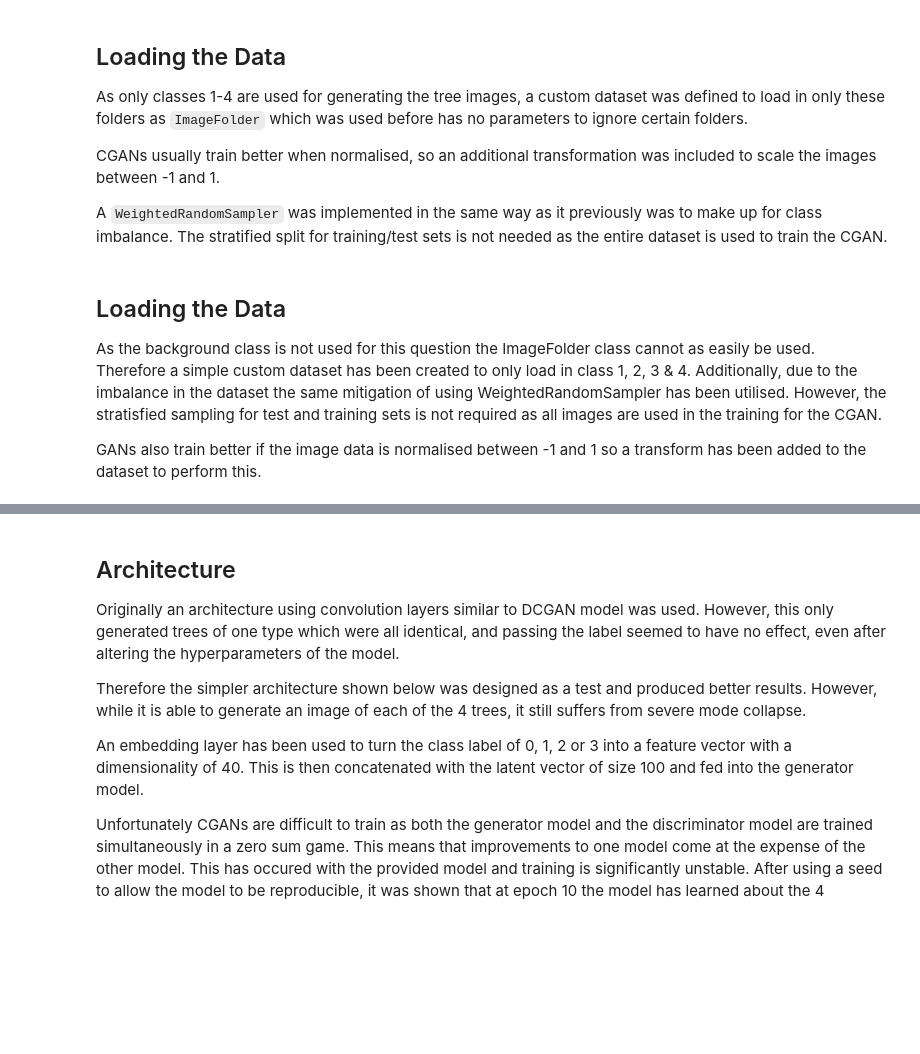
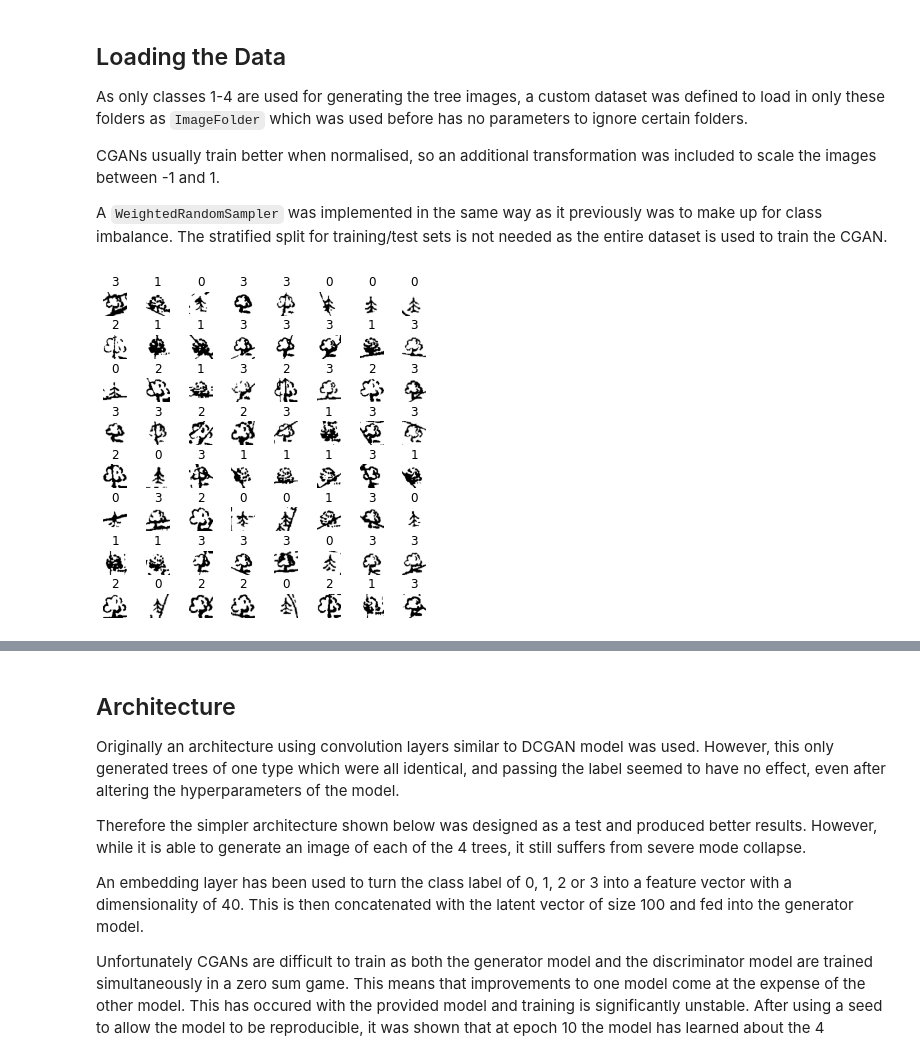
Before and after one commit to LucyIvatt/probabilistic-and-deep-learning, a Jupyter notebook: int3.ipynb, the cells around one changed output, grey strips where cells are left out. Drawn from its saved outputs; the diff is of its cells as text; code cells hidden in the pictures; blank space fills up the shorter version.

```diff
--- a/int3.ipynb
+++ b/int3.ipynb
@@ -612,8 +758,6 @@ for e in range(epochs):
         train_loss.backward() # learns by backprop
         optimizer.step() # optimises weights
 
-        total += float(labels.size(0))
-
     model.eval()
 
     total = 0
@@ -669,19 +827,33 @@ plt.show()
 ## Classify Symbols Script
 Includes example code on inputting some images from the dataset and running them through the classify script to check everything is working as expected.
 # %%
-import classify_symbols
+import importlib.util
+import sys
+
+if LOCAL:
+  import classify_symbols
+else:
+  spec = importlib.util.spec_from_file_location("classify_symbols", ROOT + "classify_symbols.py")
+  mod = importlib.util.module_from_spec(spec)
+  sys.modules["module.name"] = mod
+  spec.loader.exec_module(mod)
+
+
 
 image_tensors = []
 transform = transforms.Compose(
     [transforms.Grayscale(num_output_channels=1), transforms.ToTensor()])
 
 for i in [0, 1, 2, 3, 4]:
-    img = Image.open("images/class_" + str(i) + "/0000.tif")
+    img = Image.open(ROOT + "images/class_" + str(i) + "/0000.tif")
     img = transform(img)
     img = torch.unsqueeze(img, 0)
     image_tensors.append(img)
 
 images = torch.cat(image_tensors)
 
-output = classify_symbols.classify(images)
+if LOCAL:
+  output = classify_symbols.classify(images, "weights.pkl")
+else:
+  output = mod.classify(images, ROOT + "weights.pkl")
 print(output)
@@ -720,11 +894,6 @@ As only classes 1-4 are used for generating the tree images, a custom dataset wa
 CGANs usually train better when normalised, so an additional transformation was included to scale the images between -1 and 1.
 
 A `WeightedRandomSampler` was implemented in the same way as it previously was to make up for class imbalance. The stratified split for training/test sets is not needed as the entire dataset is used to train the CGAN.
-# %% [markdown]
-## Loading the Data
-As the background class is not used for this question the ImageFolder class cannot as easily be used. Therefore a simple custom dataset has been created to only load in class 1, 2, 3 & 4. Additionally, due to the imbalance in the dataset the same mitigation of using WeightedRandomSampler has been utilised. However, the stratisfied sampling for test and training sets is not required as all images are used in the training for the CGAN.
-
-GANs also train better if the image data is normalised between -1 and 1 so a transform has been added to the dataset to perform this.
 # %%
 class CGANImageDataset(Dataset):
     '''Simple custom dataset to load in the 4 tree classes without the background class.'''
@@ -747,34 +916,36 @@ class CGANImageDataset(Dataset):
         label = self.labels[idx]
         image = Image.open(self.root + "/class_" + str(label+1) + "/" + self.all_images[idx])
 
         if self.transform:
             image = self.transform(image)
 
         return image, label
 
-CGAN_data = CGANImageDataset('images', ["class_1", "class_2", "class_3", "class_4"], transforms.Compose([transforms.Grayscale(num_output_channels=1), transforms.ToTensor(),
+CGAN_data = CGANImageDataset(ROOT + 'images', ["class_1", "class_2", "class_3", "class_4"], transforms.Compose([transforms.Grayscale(num_output_channels=1), transforms.ToTensor(),
                                                                                 transforms.Normalize(0.5,0.5)]))
 
 cgan_y_train = CGAN_data.labels
 num_class_gan_train = Counter(cgan_y_train)
 cgan_class_sample_count = np.array([v for _, v in sorted(num_class_gan_train.items())])
 cgan_weight = 1. / torch.tensor(cgan_class_sample_count).float()
 cgan_samples_weight = np.array([cgan_weight[t] for t in cgan_y_train])
 cgan_samples_weight = torch.from_numpy(cgan_samples_weight)
 sampler = torch.utils.data.WeightedRandomSampler(cgan_samples_weight, len(cgan_samples_weight))
 CGAN_dataloader=torch.utils.data.DataLoader(CGAN_data, batch_size=BATCH_SIZE, sampler = sampler, drop_last=True)
 
 # Prints and example of a batch
 images, labels = next(iter(CGAN_dataloader))
 figure = plt.figure(figsize=(6, 6))
 plt.subplots_adjust(left=None, bottom=None, right=None, top=None, wspace=0.2, hspace=0.8)
 cols, rows = 8, 8
 for i in range(cols * rows):
     figure.add_subplot(rows, cols, i+1)
     plt.title(labels[i].item())
     plt.axis("off")
     plt.imshow(images[i,:].squeeze(), cmap="gray")
 plt.show()
+# %% [output]
+[figure, added]
 # %%
 plt.figure(figsize=(10,5))
 
```
Also changed, not shown: parts of 22 cells of this notebook, 3 other files.
